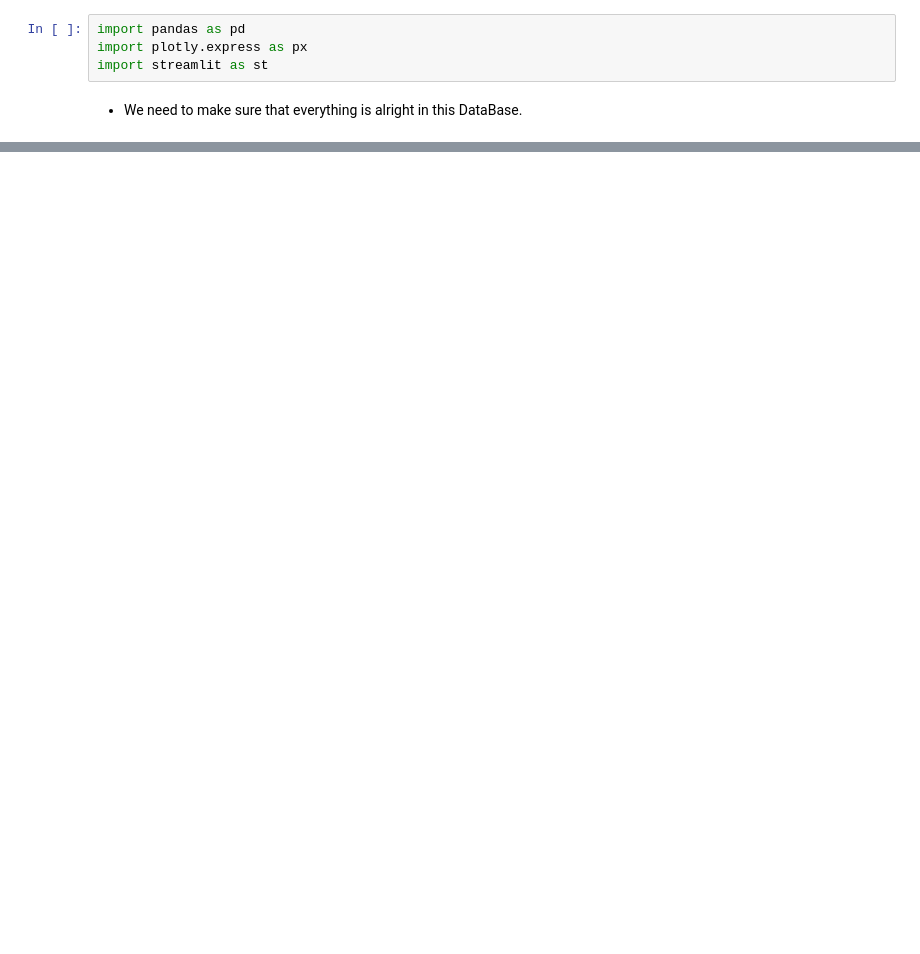
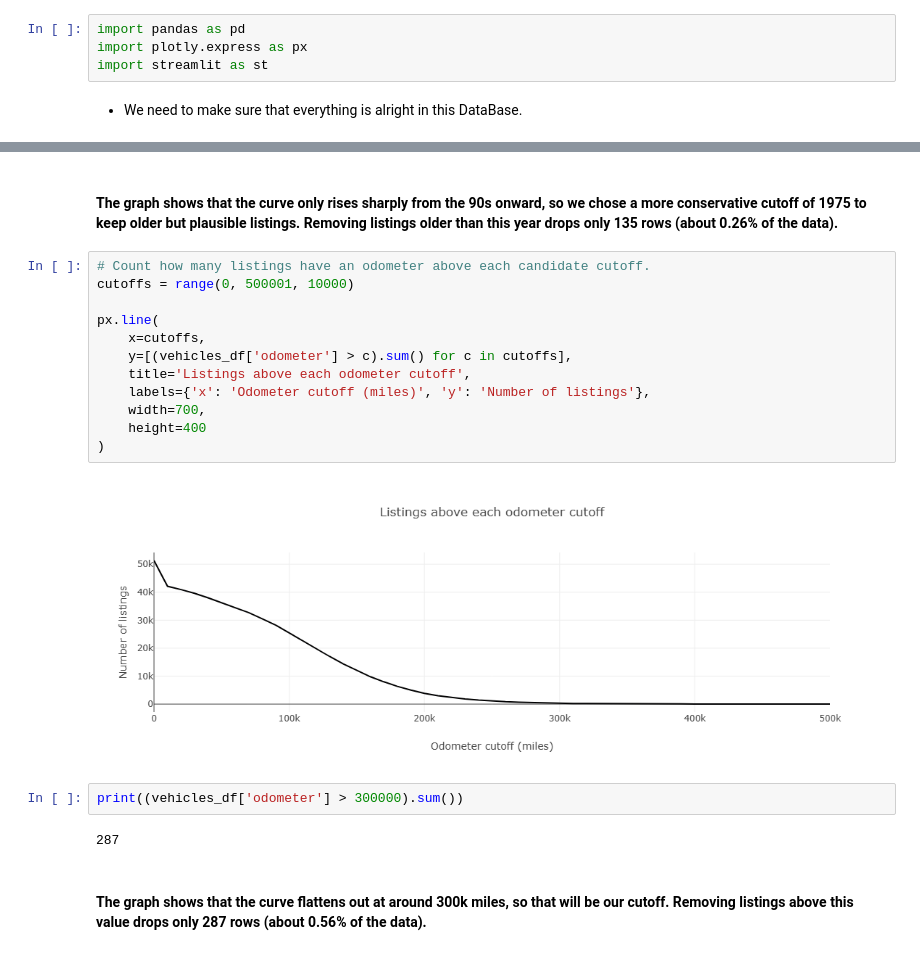
Before and after one commit to CaueFabrizioBS/car-market-explorer, a Jupyter notebook: notebooks/EDA.ipynb, the cells around one changed output, grey strips where cells are left out. Cells and saved outputs as stored; diff of their text form; blank space fills up the shorter version.

```diff
--- a/notebooks/EDA.ipynb
+++ b/notebooks/EDA.ipynb
@@ -32,0 +164,22 @@ memory usage: 7.7 MB
+# %% [markdown]
+#### The graph shows that the curve only rises sharply from the 90s onward, so we chose a more conservative cutoff of 1975 to keep older but plausible listings. Removing listings older than this year drops only 135 rows (about 0.26% of the data).
+# %%
+# Count how many listings have an odometer above each candidate cutoff.
+cutoffs = range(0, 500001, 10000)
+
+px.line(
+    x=cutoffs,
+    y=[(vehicles_df['odometer'] > c).sum() for c in cutoffs],
+    title='Listings above each odometer cutoff',
+    labels={'x': 'Odometer cutoff (miles)', 'y': 'Number of listings'},
+    width=700,
+    height=400
+)
+# %% [output]
+[figure, added]
+# %%
+print((vehicles_df['odometer'] > 300000).sum())
+# %% [output]
+287
+# %% [markdown]
+#### The graph shows that the curve flattens out at around 300k miles, so that will be our cutoff. Removing listings above this value drops only 287 rows (about 0.56% of the data).
```
Also changed, not shown: parts of 21 cells of this notebook.
